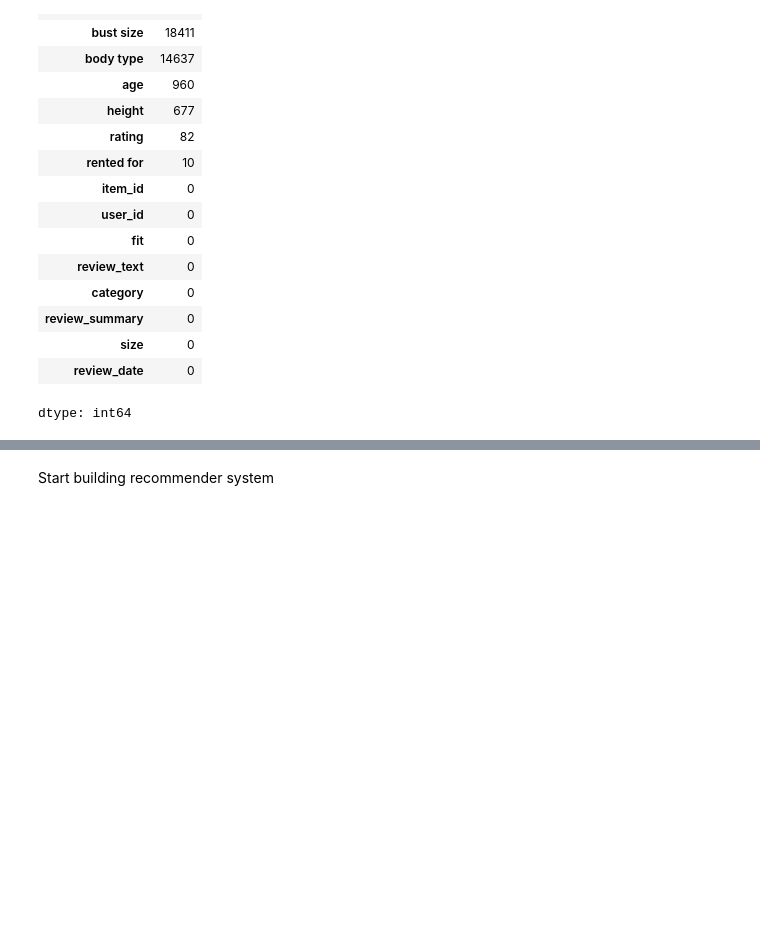
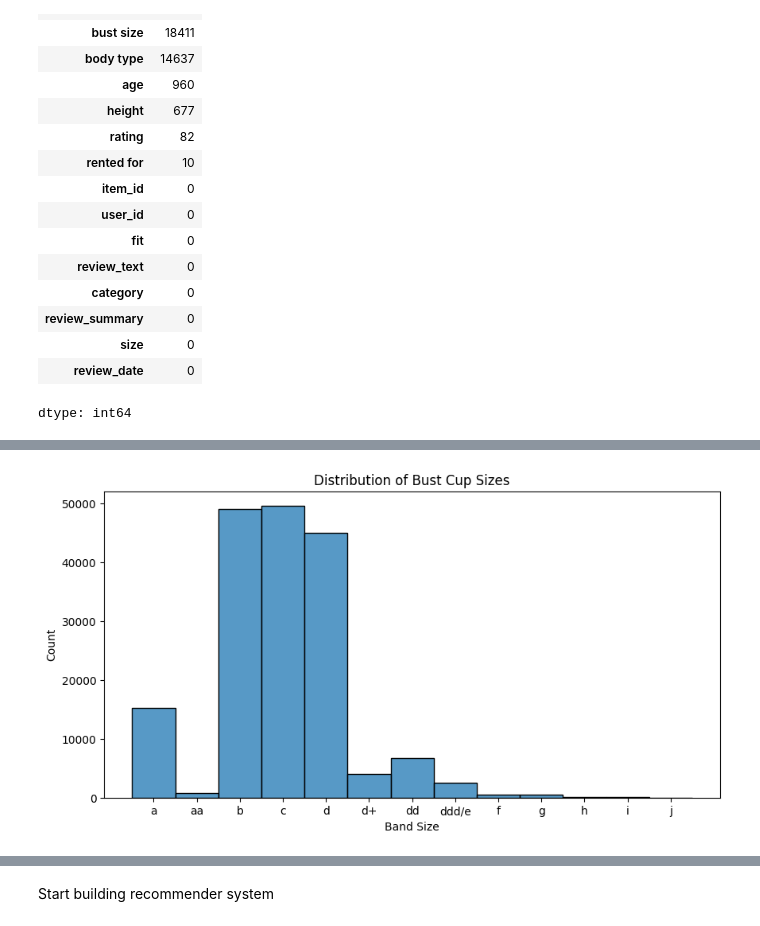
Before and after one commit to kpacker77/CSE158_Assign2, a Jupyter notebook: Assignment2.ipynb, the cells around one changed output, grey strips where cells are left out. Saved outputs shown, nothing was run; the diff lists cells and outputs as text; code cells hidden in the pictures; blank space fills up the shorter version.

```diff
--- a/Assignment2.ipynb
+++ b/Assignment2.ipynb
@@ -200,0 +214,9 @@ df['bust_cup'] = df['bust size'].str.extract(r'([a-zA-Z\+\-/]+)')
+# %%
+plt.figure(figsize=(10,5))
+sns.histplot(df['bust_cup'].sort_values(), bins=10, kde=False)
+plt.title("Distribution of Bust Cup Sizes")
+plt.xlabel("Band Size")
+plt.ylabel("Count")
+plt.show()
+# %% [output]
+[figure, added]
```
Also changed, not shown: parts of 20 cells of this notebook.
